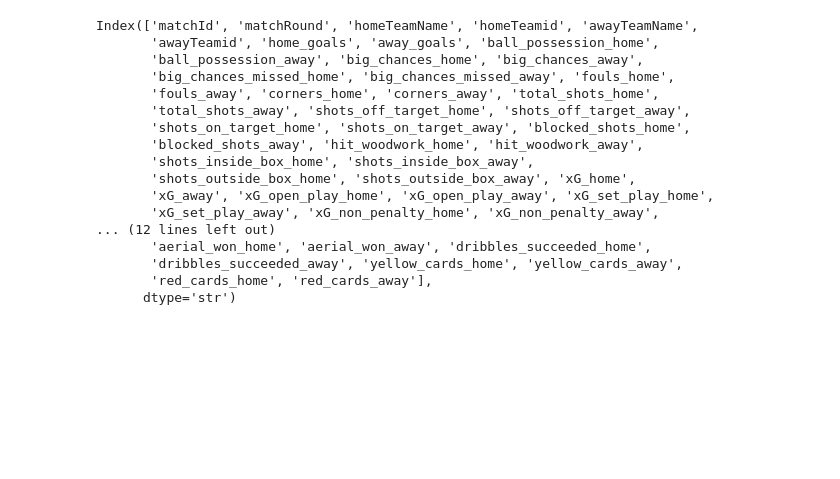
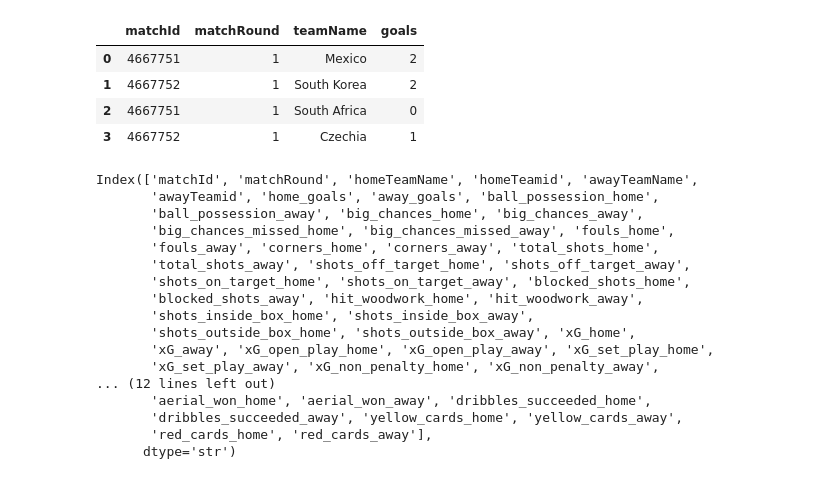
Before and after one commit to bolaxel/wcup26, a Jupyter notebook: line_chart.ipynb, the cells around one changed output. Saved outputs shown, nothing was run; the diff lists cells and outputs as text; code cells hidden in the pictures; blank space fills up the shorter version.

```diff
--- a/line_chart.ipynb
+++ b/line_chart.ipynb
@@ -15,3 +39,26 @@ df.tail()
+# %%
+# Create two separate dataframes and concatenate them
+home_df = df[['matchId', 'matchRound', 'homeTeamName', 'home_goals']].copy()
+home_df = home_df.rename(columns={'homeTeamName': 'teamName', 'home_goals': 'goals'})
+home_df['location'] = 'home'
+
+away_df = df[['matchId', 'matchRound', 'awayTeamName', 'away_goals']].copy()
+away_df = away_df.rename(columns={'awayTeamName': 'teamName', 'away_goals': 'goals'})
+away_df['location'] = 'away'
+
+# Concatenate both dataframes
+new_df = pd.concat([home_df, away_df], ignore_index=True)
+
+# If you don't need the 'location' column, you can drop it
+new_df = new_df.drop('location', axis=1)
+
+new_df
+# %% [output]
+|  | matchId | matchRound | teamName | goals |
+| 0 | 4667751 | 1 | Mexico | 2 |
+| 1 | 4667752 | 1 | South Korea | 2 |
+| 2 | 4667751 | 1 | South Africa | 0 |
+| 3 | 4667752 | 1 | Czechia | 1 |
 # %%
 df.columns
 # %% [output]
```
Also changed, not shown: parts of 2 cells of this notebook.
